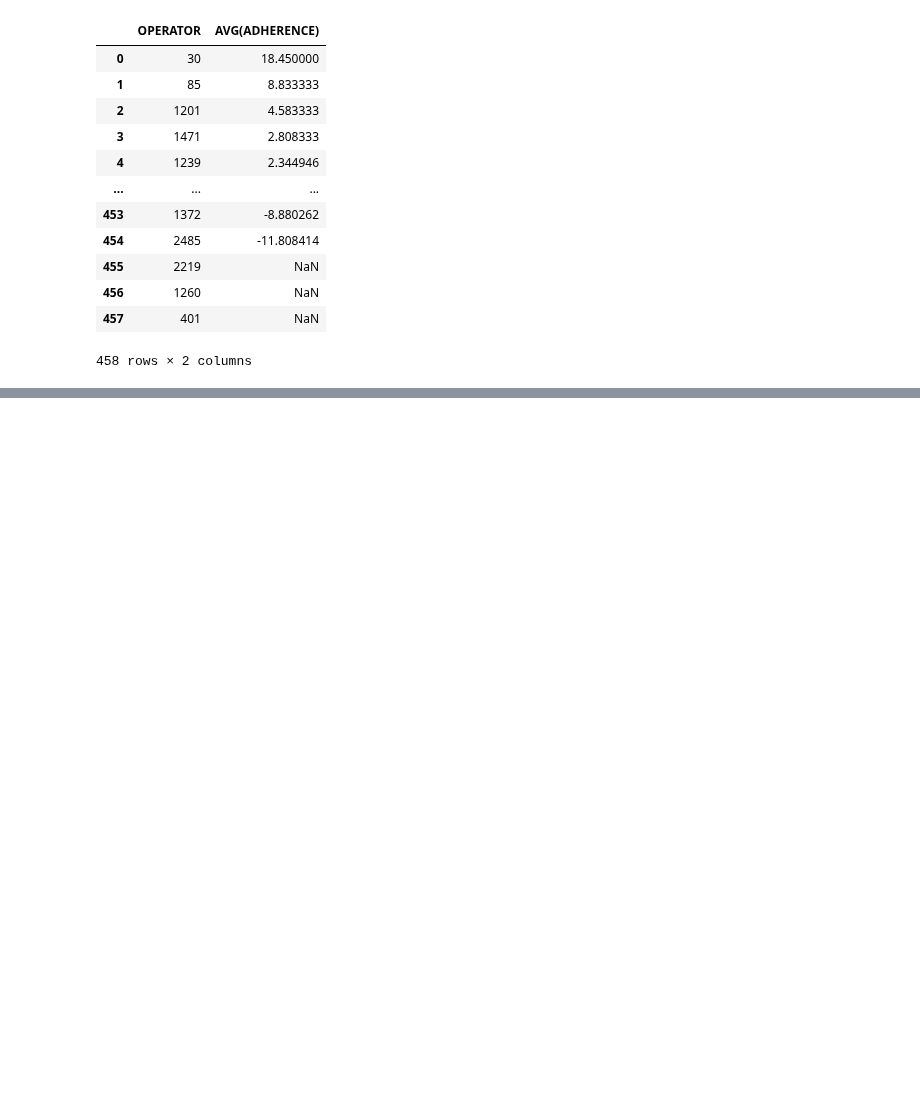
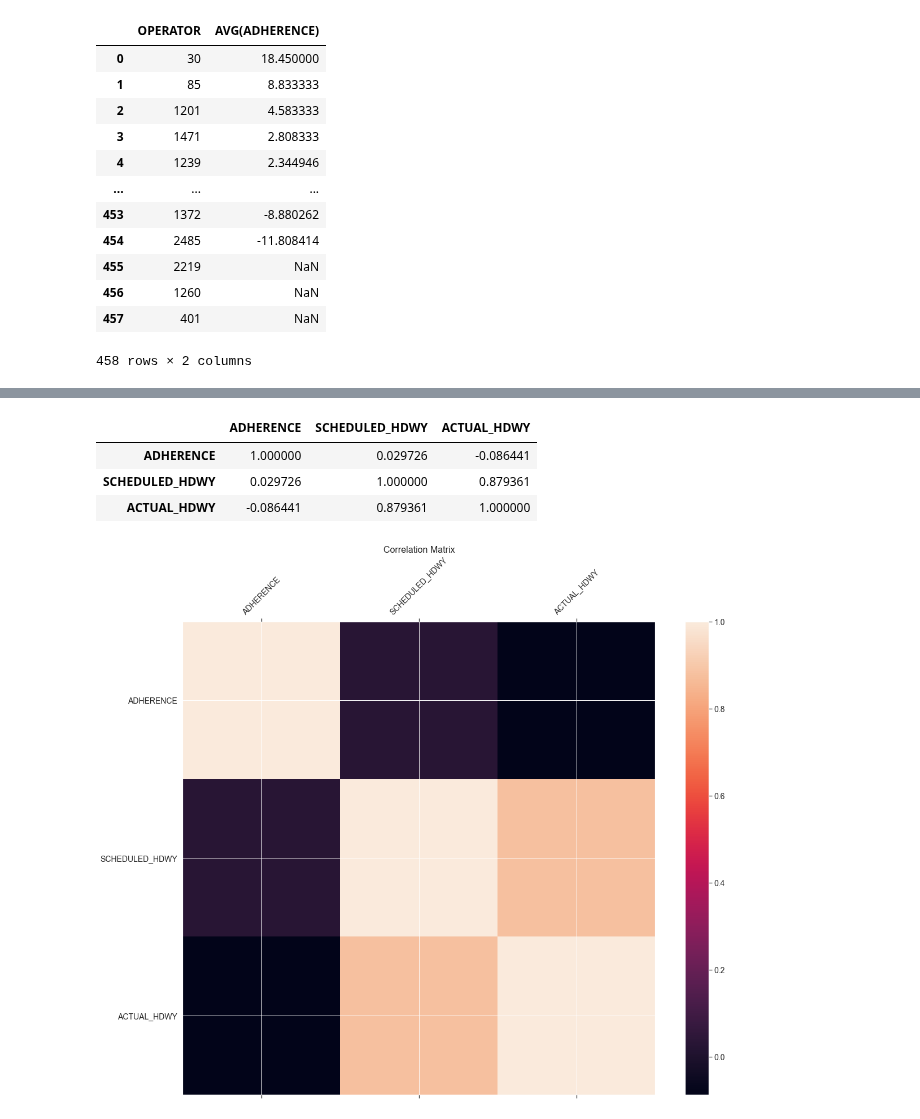
Before and after one commit to NSS-Data-Analytics-Cohort-7/wego-shut_up_and_take_my_query, a Jupyter notebook: WeGo/notebooks/Untitled.ipynb, the cells around one changed output, grey strips where cells are left out. Cells and saved outputs as stored; diff of their text form; code cells hidden in the pictures; blank space fills up the shorter version.

Commit message:
graph

```diff
--- a/WeGo/notebooks/Untitled.ipynb
+++ b/WeGo/notebooks/Untitled.ipynb
@@ -55,3 +52,6 @@ project_csv_df
 | 1981713 | 120221101 | 1 | 91057881 | 2022-11-01 | 56 | 9975 | 1922 | 330011 | ... |
 | 1981714 | 120221101 | 1 | 91057882 | 2022-11-01 | 56 | 9975 | 1922 | 330011 | ... |
 1981715 rows × 30 columns
+# %%
+heatmap_df = project_csv_df.drop(project_csv_df.columns[[0,1,2,3,4,5,6,7,8,9,10,11,12,13,14,21,22,23,24,25,26,27,28,29]], axis=1)
+heatmap_df
@@ -162,0 +230,18 @@ head_way1= 'SELECT OPERATOR, AVG(ADHERENCE), AVG'
+# %%
+corrM = heatmap_df.corr()
+corrM
+# %% [output]
+|  | ADHERENCE | SCHEDULED_HDWY | ACTUAL_HDWY |
+| ADHERENCE | 1.000000 | 0.029726 | -0.086441 |
+| SCHEDULED_HDWY | 0.029726 | 1.000000 | 0.879361 |
+| ACTUAL_HDWY | -0.086441 | 0.879361 | 1.000000 |
+# %%
+f = plt.figure(figsize=(19, 15))
+plt.matshow(heatmap_df.corr(), fignum=f.number)
+plt.xticks(range(heatmap_df.select_dtypes(['number']).shape[1]), heatmap_df.select_dtypes(['number']).columns, fontsize=14, rotation=45)
+plt.yticks(range(heatmap_df.select_dtypes(['number']).shape[1]), heatmap_df.select_dtypes(['number']).columns, fontsize=14)
+cb = plt.colorbar()
+cb.ax.tick_params(labelsize=14)
+plt.title('Correlation Matrix', fontsize=16);
+# %% [output]
+[figure, added]
```
Also changed, not shown: parts of 10 cells of this notebook.
